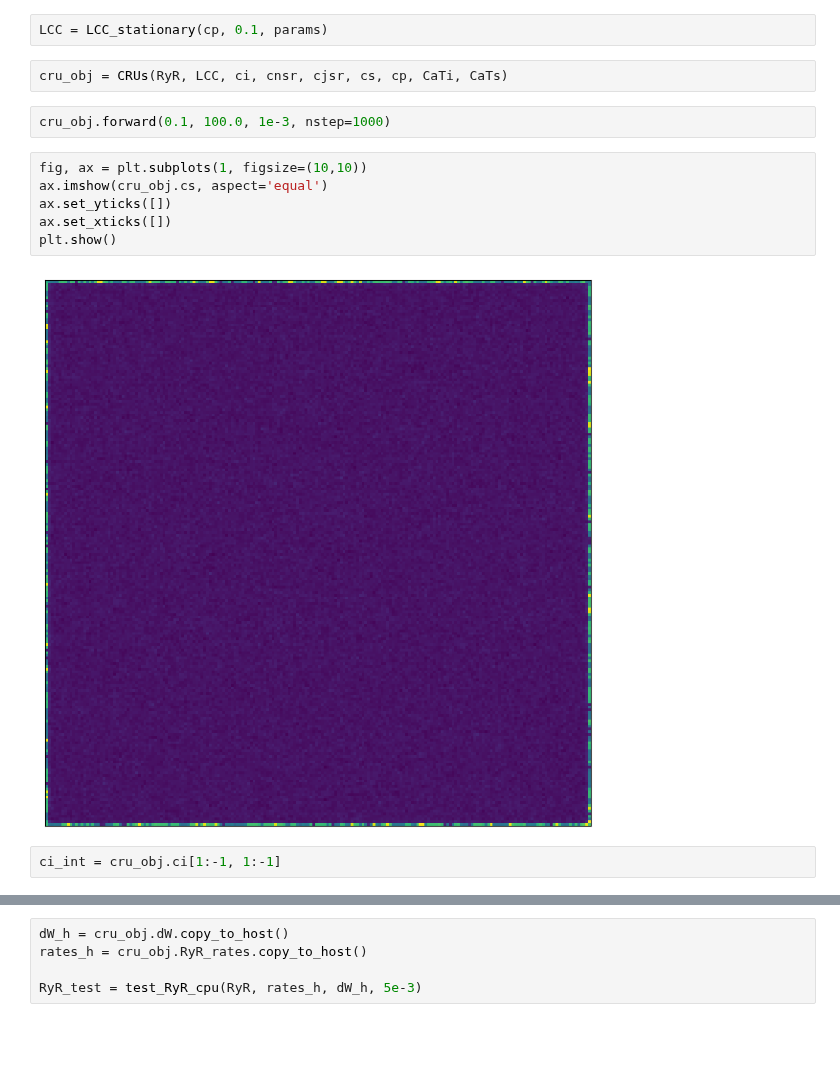
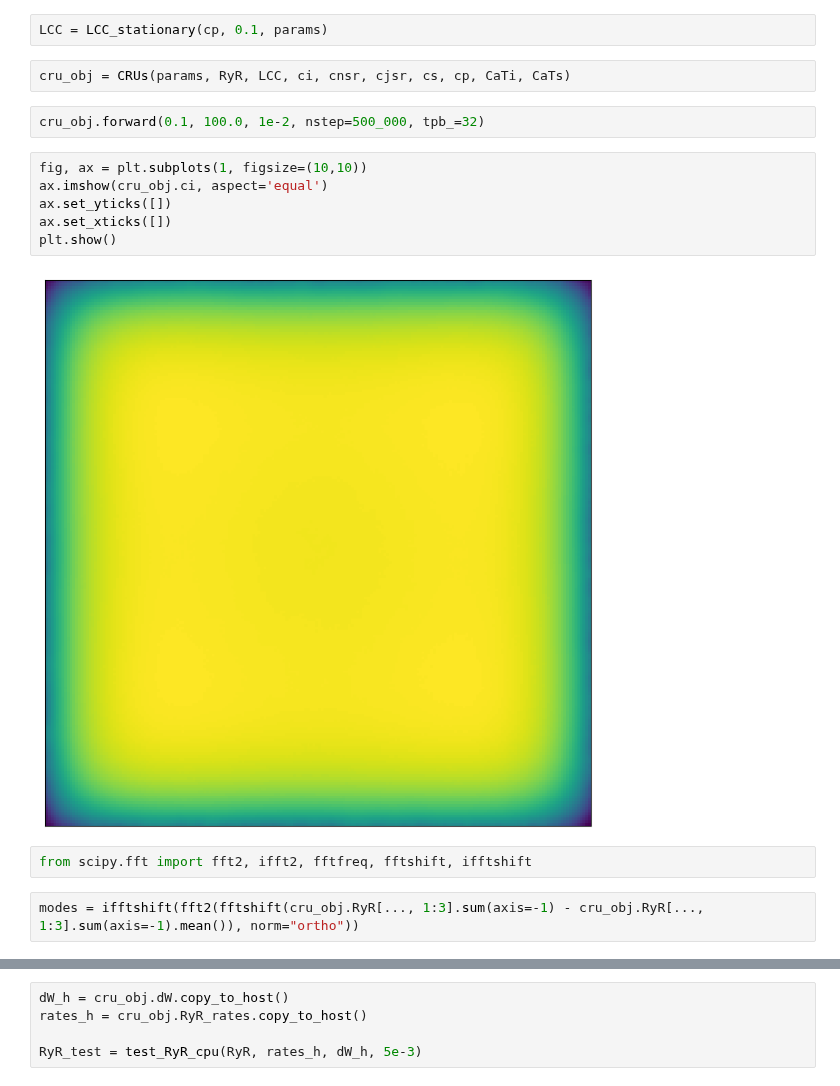
Before and after one commit to lukeoloughlin/GW-model, a Jupyter notebook: src/restrepo/test.ipynb, the cells around one changed output, grey strips where cells are left out. Saved outputs shown, nothing was run; the diff lists cells and outputs as text; blank space fills up the shorter version.

```diff
--- a/src/restrepo/test.ipynb
+++ b/src/restrepo/test.ipynb
@@ -26,16 +26,18 @@ RyR = RyR_stationary(cp, params)
 # %%
 LCC = LCC_stationary(cp, 0.1, params)
 # %%
-cru_obj = CRUs(RyR, LCC, ci, cnsr, cjsr, cs, cp, CaTi, CaTs)
+cru_obj = CRUs(params, RyR, LCC, ci, cnsr, cjsr, cs, cp, CaTi, CaTs)
 # %%
-cru_obj.forward(0.1, 100.0, 1e-3, nstep=1000)
+cru_obj.forward(0.1, 100.0, 1e-2, nstep=500_000, tpb_=32)
 # %%
 fig, ax = plt.subplots(1, figsize=(10,10))
-ax.imshow(cru_obj.cs, aspect='equal')
+ax.imshow(cru_obj.ci, aspect='equal')
 ax.set_yticks([])
 ax.set_xticks([])
 plt.show()
 # %% [output]
-[figure, old version]
+[figure, new version]
-# %%
-ci_int = cru_obj.ci[1:-1, 1:-1]
+# %%
+from scipy.fft import fft2, ifft2, fftfreq, fftshift, ifftshift
+# %%
+modes = ifftshift(fft2(fftshift(cru_obj.RyR[..., 1:3].sum(axis=-1) - cru_obj.RyR[..., 1:3].sum(axis=-1).mean()), norm="ortho"))
```
Also changed, not shown: parts of 10 cells of this notebook, 8 other files.
